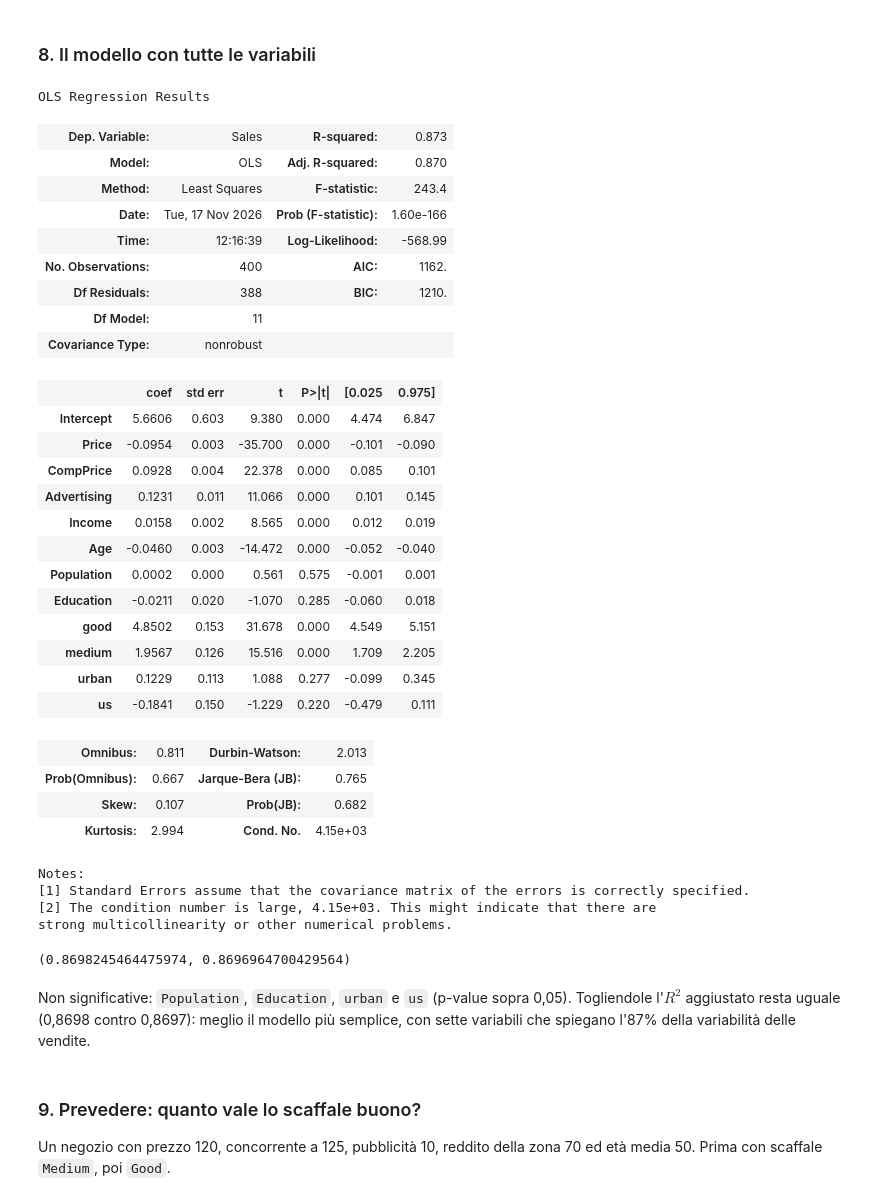
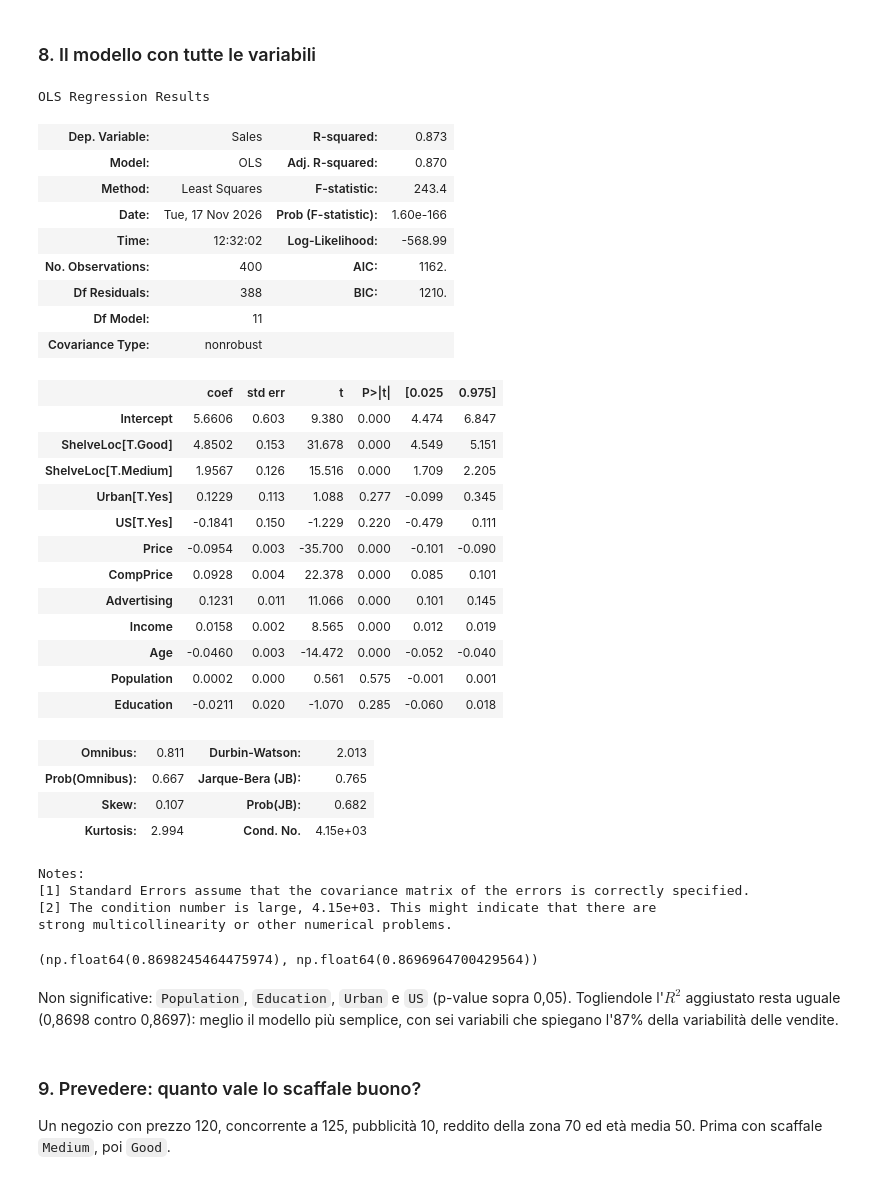
Before and after one commit to vincnardelli/msd, a Jupyter notebook: codice/2/regressione_carseats.ipynb, the cells around one changed output. Cells and saved outputs as stored; diff of their text form; code cells hidden in the pictures.

```diff
--- a/codice/2/regressione_carseats.ipynb
+++ b/codice/2/regressione_carseats.ipynb
@@ -179,3 +178,0 @@ modello3.rsquared_adj, modello4.rsquared_adj
-# %%
-car = car.with_columns(us=(pl.col("US") == "Yes").cast(pl.Int8))
-car.select("US", "us").head()
@@ -274,6 +261,0 @@ Con la pubblicità nel modello, la differenza degli Stati Uniti sparisce: coeffi
-# %%
-car = car.with_columns(
-    good=(pl.col("ShelveLoc") == "Good").cast(pl.Int8),
-    medium=(pl.col("ShelveLoc") == "Medium").cast(pl.Int8),
-)
-car.select("ShelveLoc", "good", "medium").head()
@@ -339,22 +312,25 @@ A parità di prezzo, le differenze restano: 4.896 unità in più per `Good`, 1.8
 # %% [markdown]
 ### 8. Il modello con tutte le variabili
 # %%
-car = car.with_columns(urban=(pl.col("Urban") == "Yes").cast(pl.Int8))
-tutte = smf.ols("Sales ~ Price + CompPrice + Advertising + Income + Age + Population + Education + good + medium + urban + us", data=car).fit()
+tutte = smf.ols("Sales ~ Price + CompPrice + Advertising + Income + Age + Population + Education + ShelveLoc + Urban + US", data=car).fit()
 tutte.summary()
 # %% [output]
 OLS Regression Results
 | Dep. Variable: | Sales | R-squared: | 0.873 |
 | Model: | OLS | Adj. R-squared: | 0.870 |
 | Method: | Least Squares | F-statistic: | 243.4 |
 | Date: | Tue, 17 Nov 2026 | Prob (F-statistic): | 1.60e-166 |
-| Time: | 12:16:39 | Log-Likelihood: | -568.99 |
+| Time: | 12:32:02 | Log-Likelihood: | -568.99 |
 | No. Observations: | 400 | AIC: | 1162. |
 | Df Residuals: | 388 | BIC: | 1210. |
 | Df Model: | 11 |  |  |
 | Covariance Type: | nonrobust |  |  |
 |  | coef | std err | t | P>|t| | [0.025 | 0.975] |
 | Intercept | 5.6606 | 0.603 | 9.380 | 0.000 | 4.474 | 6.847 |
+| ShelveLoc[T.Good] | 4.8502 | 0.153 | 31.678 | 0.000 | 4.549 | 5.151 |
+| ShelveLoc[T.Medium] | 1.9567 | 0.126 | 15.516 | 0.000 | 1.709 | 2.205 |
+| Urban[T.Yes] | 0.1229 | 0.113 | 1.088 | 0.277 | -0.099 | 0.345 |
+| US[T.Yes] | -0.1841 | 0.150 | -1.229 | 0.220 | -0.479 | 0.111 |
 | Price | -0.0954 | 0.003 | -35.700 | 0.000 | -0.101 | -0.090 |
 | CompPrice | 0.0928 | 0.004 | 22.378 | 0.000 | 0.085 | 0.101 |
 | Advertising | 0.1231 | 0.011 | 11.066 | 0.000 | 0.101 | 0.145 |
@@ -362,10 +338,6 @@ OLS Regression Results
 | Age | -0.0460 | 0.003 | -14.472 | 0.000 | -0.052 | -0.040 |
 | Population | 0.0002 | 0.000 | 0.561 | 0.575 | -0.001 | 0.001 |
 | Education | -0.0211 | 0.020 | -1.070 | 0.285 | -0.060 | 0.018 |
-| good | 4.8502 | 0.153 | 31.678 | 0.000 | 4.549 | 5.151 |
-| medium | 1.9567 | 0.126 | 15.516 | 0.000 | 1.709 | 2.205 |
-| urban | 0.1229 | 0.113 | 1.088 | 0.277 | -0.099 | 0.345 |
-| us | -0.1841 | 0.150 | -1.229 | 0.220 | -0.479 | 0.111 |
 | Omnibus: | 0.811 | Durbin-Watson: | 2.013 |
 | Prob(Omnibus): | 0.667 | Jarque-Bera (JB): | 0.765 |
 | Skew: | 0.107 | Prob(JB): | 0.682 |
@@ -375,12 +347,12 @@ Notes:
 [2] The condition number is large, 4.15e+03. This might indicate that there are
 strong multicollinearity or other numerical problems.
 # %%
-ridotto = smf.ols("Sales ~ Price + CompPrice + Advertising + Income + Age + good + medium", data=car).fit()
+ridotto = smf.ols("Sales ~ Price + CompPrice + Advertising + Income + Age + ShelveLoc", data=car).fit()
 tutte.rsquared_adj, ridotto.rsquared_adj
 # %% [output]
-(0.8698245464475974, 0.8696964700429564)
+(np.float64(0.8698245464475974), np.float64(0.8696964700429564))
 # %% [markdown]
-Non significative: `Population`, `Education`, `urban` e `us` (p-value sopra 0,05). Togliendole l'$R^2$ aggiustato resta uguale (0,8698 contro 0,8697): meglio il modello più semplice, con sette variabili che spiegano l'87% della variabilità delle vendite.
+Non significative: `Population`, `Education`, `Urban` e `US` (p-value sopra 0,05). Togliendole l'$R^2$ aggiustato resta uguale (0,8698 contro 0,8697): meglio il modello più semplice, con sei variabili che spiegano l'87% della variabilità delle vendite.
 # %% [markdown]
 ### 9. Prevedere: quanto vale lo scaffale buono?
 
```
Also changed, not shown: parts of 19 cells of this notebook.
